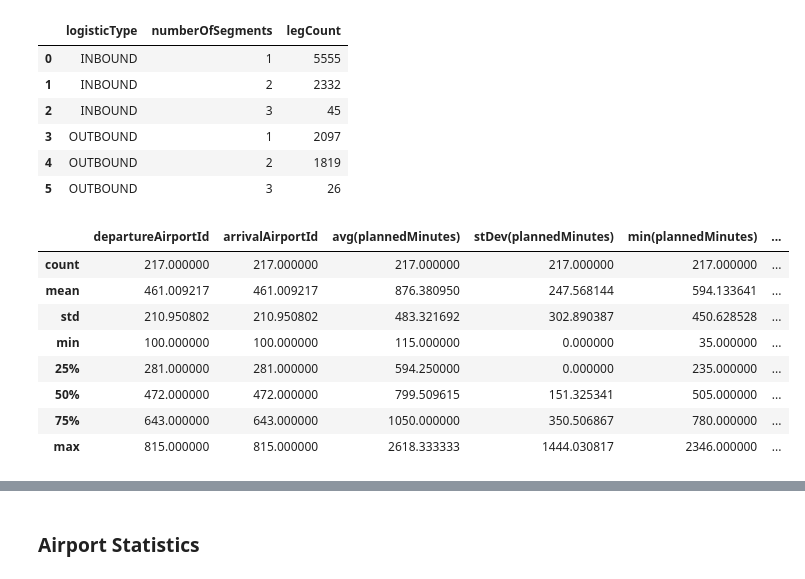
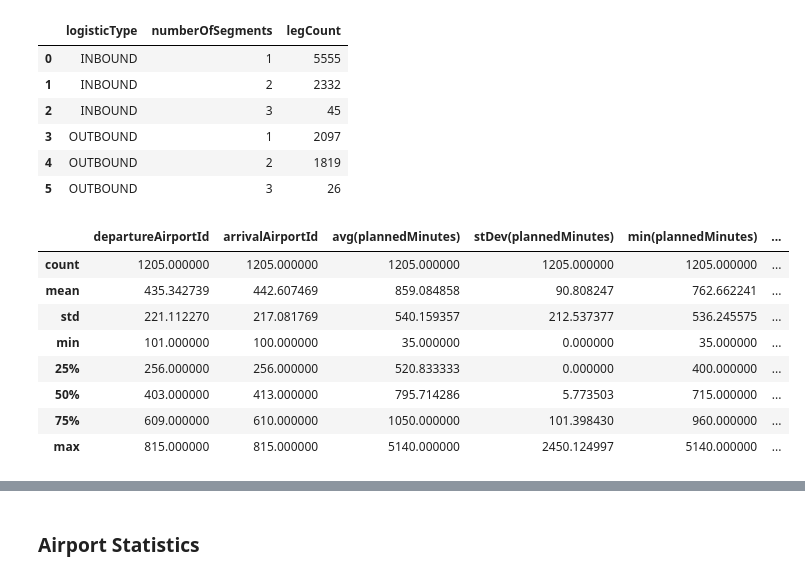
Before and after one commit to neo4j-product-examples/supply-chain-logistics-demo, a Jupyter notebook: airplane-cargo/demo.ipynb, the cells around one changed output, grey strips where cells are left out. Drawn from its saved outputs; the diff is of its cells as text; code cells hidden in the pictures.

Commit message:
Updated Air Freight Example With Latest Data Model and Methods

```diff
--- a/airplane-cargo/demo.ipynb
+++ b/airplane-cargo/demo.ipynb
@@ -21,7 +25,7 @@ gds = GraphDataScience(HOST, auth=(USERNAME, PASSWORD), aura_ds=True)
 # %%
 # Number of shipments
 gds.run_cypher('''
-    MATCH()-[r:DEPART]->() RETURN count(DISTINCT r.shipmentId) AS numberOfShipments
+    MATCH()-[r:FREIGHT_TRANSPORT]->() RETURN count(DISTINCT r.shipmentId) AS numberOfShipments
 ''')
 # %% [output]
 |  | numberOfShipments |
@@ -29,7 +33,7 @@ gds.run_cypher('''
 # %%
 # shipments pivot by inbound leg count
 gds.run_cypher('''
-    MATCH()-[r:DEPART]->()
+    MATCH()-[r:FREIGHT_TRANSPORT]->()
     WITH r.shipmentId AS shipmentId, max(r.legNumber) AS numberOfInboundLegs
     RETURN numberOfInboundLegs, count(shipmentId) AS shipmentCount
 ''')
@@ -43,7 +47,7 @@ gds.run_cypher('''
 # %%
 # Number of legs
 gds.run_cypher('''
-    MATCH()-[r:DEPART]->()
+    MATCH()-[r:FREIGHT_TRANSPORT]->()
     WITH DISTINCT r.legId AS legId,
         CASE r.legNumber
             WHEN -1 THEN "OUTBOUND"
@@ -58,7 +62,7 @@ gds.run_cypher('''
 # %%
 # leg pivot by logistic type and segment count
 gds.run_cypher('''
-    MATCH()-[r:DEPART]->()
+    MATCH()-[r:FREIGHT_TRANSPORT]->()
     WITH r.legId AS legId,
     max(r.segmentNumber) AS numberOfSegments,
     CASE r.legNumber
@@ -76,22 +80,21 @@ gds.run_cypher('''
 | 4 | OUTBOUND | 2 | 1819 |
 | 5 | OUTBOUND | 3 | 26 |
 # %%
-# statistics for the accept step
+# statistics for transportation
 df = gds.run_cypher('''
-    MATCH(n0)-[r:ACCEPT]->(n1) //WHERE n0.airportId = n1.airportId
-    WITH n0.airportId as departureAirportId, r, r.effectiveMinutes AS effectiveMinutes, r.plannedMinutes AS plannedMinutes, n1.airportId AS arrivalAirportId
-    //RETURN departureAirportId, arrivalAirportId, avg(effectiveMinutes) AS mean, stDev(effectiveMinutes) AS stDev, min(effectiveMinutes) AS min, max(effectiveMinutes) AS max, count(*) AS cnt
+    MATCH(n0)-[r:FREIGHT_TRANSPORT]->(n1)
+    WITH r, n0.airportId as departureAirportId, r.effectiveMinutes AS effectiveMinutes, r.plannedMinutes AS plannedMinutes, n1.airportId AS arrivalAirportId
     RETURN departureAirportId, arrivalAirportId, avg(plannedMinutes), stDev(plannedMinutes), min(plannedMinutes), max(plannedMinutes), count(*) AS cnt
-    ORDER BY cnt DESC //departureAirportId, arrivalAirportId
+    ORDER BY cnt DESC
 ''')
 df.describe()
 # %% [output]
 |  | departureAirportId | arrivalAirportId | avg(plannedMinutes) | stDev(plannedMinutes) | min(plannedMinutes) | ... |
-| count | 217.000000 | 217.000000 | 217.000000 | 217.000000 | 217.000000 | ... |
-| mean | 461.009217 | 461.009217 | 876.380950 | 247.568144 | 594.133641 | ... |
-| std | 210.950802 | 210.950802 | 483.321692 | 302.890387 | 450.628528 | ... |
-| min | 100.000000 | 100.000000 | 115.000000 | 0.000000 | 35.000000 | ... |
-| 25% | 281.000000 | 281.000000 | 594.250000 | 0.000000 | 235.000000 | ... |
-| 50% | 472.000000 | 472.000000 | 799.509615 | 151.325341 | 505.000000 | ... |
-| 75% | 643.000000 | 643.000000 | 1050.000000 | 350.506867 | 780.000000 | ... |
-| max | 815.000000 | 815.000000 | 2618.333333 | 1444.030817 | 2346.000000 | ... |
+| count | 1205.000000 | 1205.000000 | 1205.000000 | 1205.000000 | 1205.000000 | ... |
+| mean | 435.342739 | 442.607469 | 859.084858 | 90.808247 | 762.662241 | ... |
+| std | 221.112270 | 217.081769 | 540.159357 | 212.537377 | 536.245575 | ... |
+| min | 101.000000 | 100.000000 | 35.000000 | 0.000000 | 35.000000 | ... |
+| 25% | 256.000000 | 256.000000 | 520.833333 | 0.000000 | 400.000000 | ... |
+| 50% | 403.000000 | 413.000000 | 795.714286 | 5.773503 | 715.000000 | ... |
+| 75% | 609.000000 | 610.000000 | 1050.000000 | 101.398430 | 960.000000 | ... |
+| max | 815.000000 | 815.000000 | 5140.000000 | 2450.124997 | 5140.000000 | ... |
```
Also changed, not shown: parts of 24 cells of this notebook, 1 other file.
